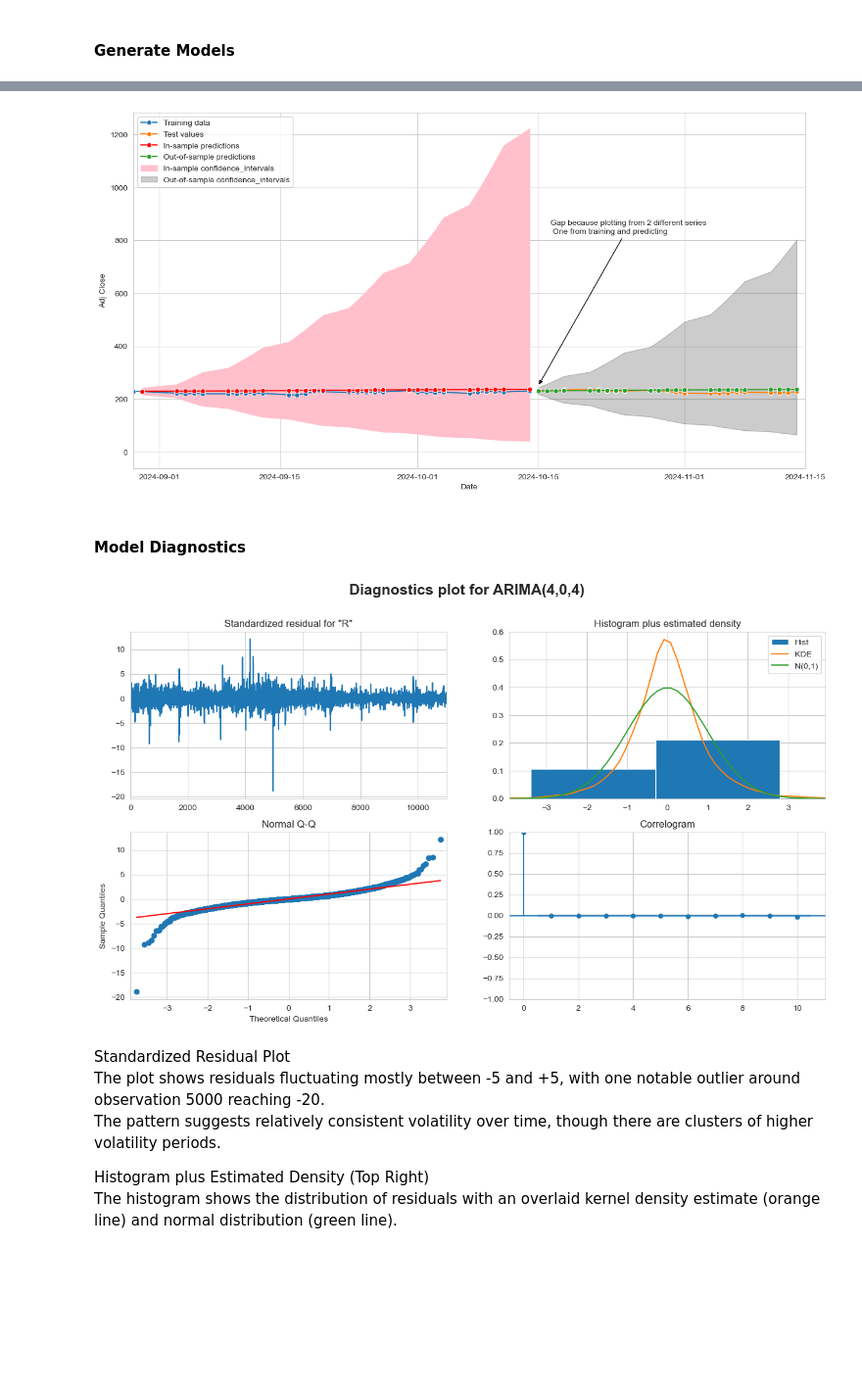
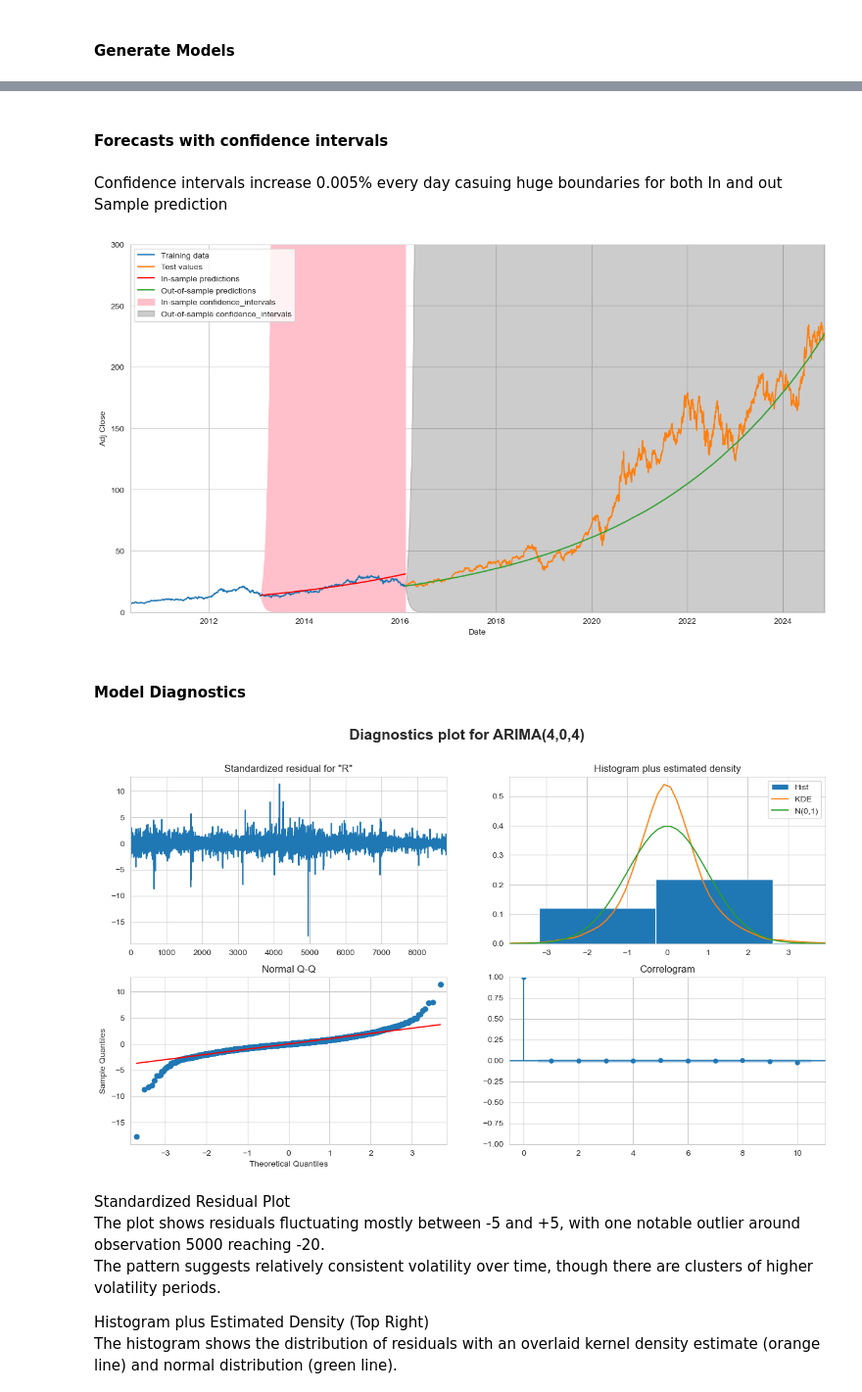
Before and after one commit to Lyndon-Fernandes/CS3AM_new, a Jupyter notebook: notebooks/01_arima_modelling.ipynb, the cells around one changed output, grey strips where cells are left out. Shown at 98% size. Drawn from its saved outputs; the diff is of its cells as text; code cells hidden in the pictures; blank space fills up the shorter version.

```diff
--- a/notebooks/01_arima_edit.ipynb
+++ b/notebooks/01_arima_modelling.ipynb
@@ -46,6 +49,15 @@ plt.rcParams['figure.figsize'] = [15, 8]
 sns.set_style('whitegrid')
 # %%
 def read_and_format_csv(subfolder_path: Path, raw_path: bool = True) -> pd.DataFrame:
+    """
+    Reads and formats a DataFrame correcting filetypes and date time values
+
+    Args:
+        subfolder_path (Path): Path to a csv file to read
+
+    Returns:
+        pd.DataFrame: formatted dataframe
+    """
     if raw_path:
         path = str(RAW_DATA_PATH / subfolder_path)
         df = pd.read_csv(path)
@@ -503,7 +544,8 @@ from sklearn.metrics import mean_squared_error, mean_absolute_percentage_error
 #### Train test split
 # %%
 num_rows = df.shape[0]
-training_rows = int(np.floor(num_rows * 0.998))
+#Split 80% of the sequencial dataset into train and rest to test
+training_rows = int(np.floor(num_rows * 0.8))
 training_data = df[:training_rows].set_index('Date')
 testing_data = df[training_rows:].set_index('Date')
 # %%
@@ -538,4 +580,4 @@ Warnings:
 [1] Covariance matrix calculated using the outer product of gradients (complex-step).
 # %%
 # In sample prediction test
-date_difference = date(2024, 8, 1) - date(2024, 7, 1)
+date_difference = date(2024, 8, 1) - date(2022, 7, 1)
@@ -610,24 +687,26 @@ plt.show()
+# %% [markdown]
+#### Forecasts with confidence intervals
+# %% [markdown]
+Confidence intervals increase 0.005% every day casuing huge boundaries for both In and out Sample prediction
 # %%
 f, ax = plt.subplots()
 
-sns.lineplot(training_data['Adj Close'], label='Training data', marker='o', ax=ax)
-sns.lineplot(testing_data['Adj Close'], label='Test values', alpha=1, marker='o', ax=ax)
+sns.lineplot(training_data['Adj Close'], label='Training data', ax=ax)
+sns.lineplot(testing_data['Adj Close'], label='Test values', alpha=1, ax=ax)
 
-sns.lineplot(x=prediction_df.index, y=predicted_adj_close_mean_real, label='In-sample predictions', color='red', marker='o', ax=ax)
-sns.lineplot(x=testing_data.index, y=forecasted_adj_close_mean_real, label='Out-of-sample predictions', alpha=1, marker='o', ax=ax)
+sns.lineplot(x=prediction_df.index, y=predicted_adj_close_mean_real, label='In-sample predictions', color='red', ax=ax)
+sns.lineplot(x=testing_data.index, y=forecasted_adj_close_mean_real, label='Out-of-sample predictions', alpha=1, ax=ax)
 
 ax.fill_between(x=prediction_df.index, y1=predicted_lower_interval_real, y2=predicted_upper_inteval_real, color='pink', label='In-sample confidence_intervals')
 ax.fill_between(x=testing_data.index, y1=forecasted_lower_interval_real, y2=forecasted_upper_inteval_real, label='Out-of-sample confidence_intervals', color='black', alpha=0.2)
 
-ax.set_xlim(prediction_df.index.min() - timedelta(days=1), testing_data.index.max() + timedelta(days=1))
+ax.set_xlim(prediction_df.index.min() - timedelta(days=1000), testing_data.index.max() + timedelta(days=1))
+ax.set_ylim(0, 300)
 
-
-ax.annotate('Gap because plotting from 2 different series\n One from training and predicting ', (date(2024, 10, 15), 250), xytext=(15, 190),
-            textcoords='offset points', arrowprops=dict(arrowstyle='-|>', color='black'))
 ax.legend(loc=2)
 plt.show()
 # %% [output]
-[figure, old version]
+[figure, new version]
 # %% [markdown]
 #### Model Diagnostics
 # %%
@@ -639,7 +718,7 @@ f.suptitle(t=f'Diagnostics plot for ARIMA({p},{d},{q})', fontweight='bold', font
 plt.show()
 f.savefig('../outputs/figures/diagnostic_plot_arima.png', dpi=300)
 # %% [output]
-[figure, old version]
+[figure, new version]
 # %% [markdown]
 Standardized Residual Plot <br>
 The plot shows residuals fluctuating mostly between -5 and +5, with one notable outlier around observation 5000 reaching -20.<br> The pattern suggests relatively consistent volatility over time, though there are clusters of higher volatility periods.<br>
```
Also changed, not shown: parts of 21 cells of this notebook, 26 other files.
